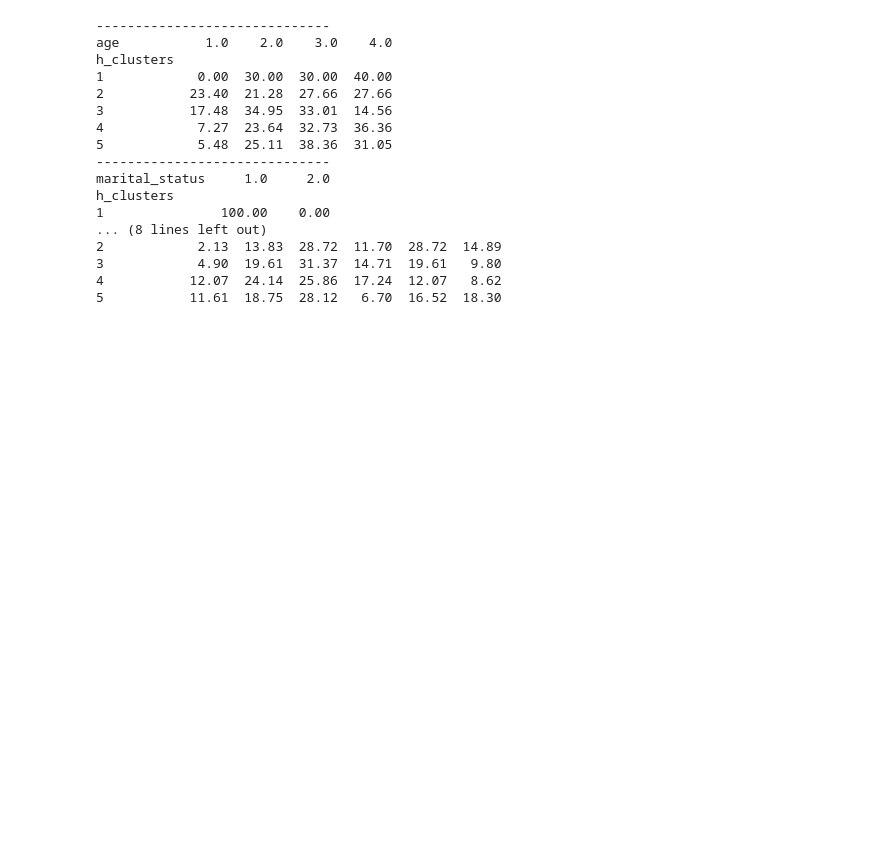
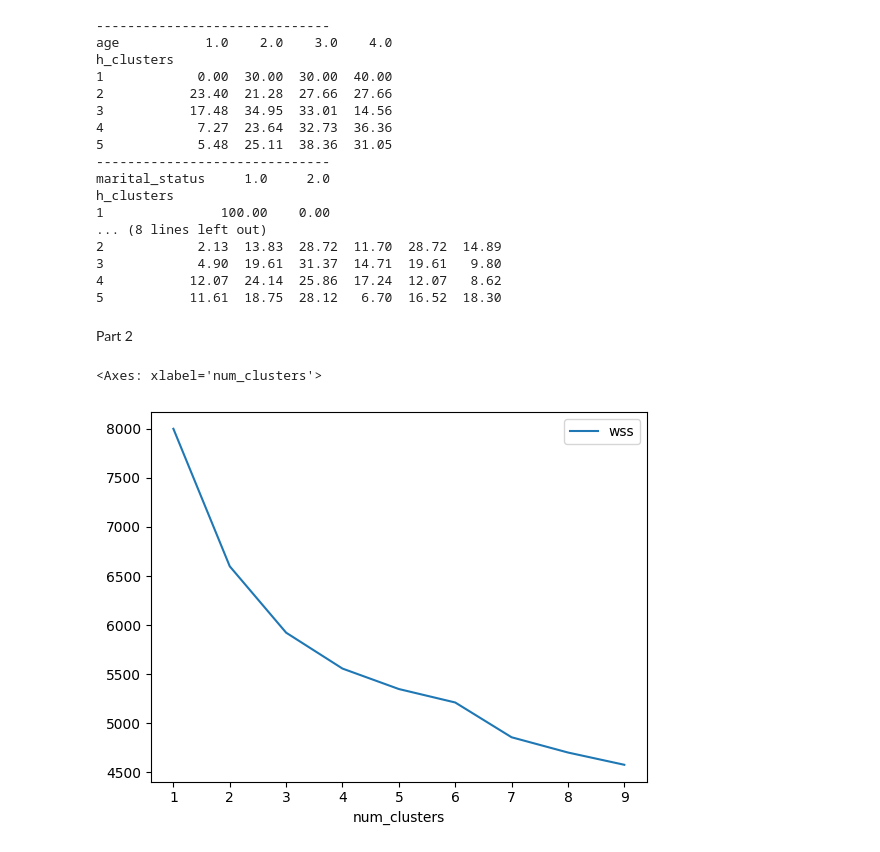
Before and after one commit to AtharvTungatkar/MBA-DAT-617-Data-Science-for-Business, a Jupyter notebook: In Class/clustering.ipynb, the cells around one changed output. Saved outputs shown, nothing was run; the diff lists cells and outputs as text; code cells hidden in the pictures; blank space fills up the shorter version.

```diff
--- a/In Class/clustering.ipynb
+++ b/In Class/clustering.ipynb
@@ -180,3 +180,5 @@ h_clusters
 3            4.90  19.61  31.37  14.71  19.61   9.80
 4           12.07  24.14  25.86  17.24  12.07   8.62
 5           11.61  18.75  28.12   6.70  16.52  18.30
+# %% [markdown]
+Part 2
@@ -182,0 +187,12 @@ h_clusters
+# %%
+km=KMeans(n_clusters=5,random_state=617,init='k-means++',max_iter=300).fit_transform(X=data_prepared)
+# %%
+wss=[]
+for k in np.arange(1,10):
+    km=KMeans(n_clusters=k,random_state=617)
+    km.fit_transform(data_prepared)
+    wss.append(km.inertia_)
+pd.DataFrame({'num_clusters':np.arange(1,10),'wss':wss}).set_index('num_clusters').plot()
+# %% [output]
+<Axes: xlabel='num_clusters'>
+[figure, added]
```
Also changed, not shown: parts of 13 cells of this notebook, 3 other files.
